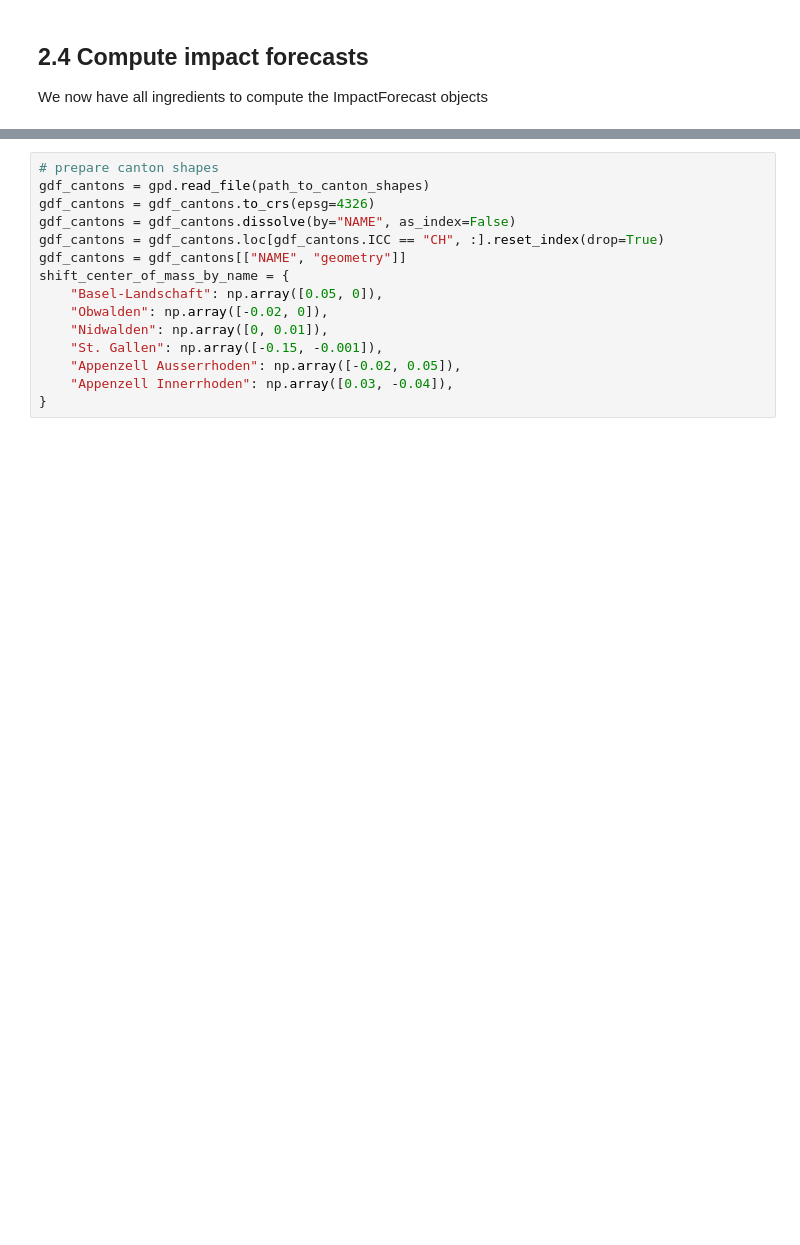
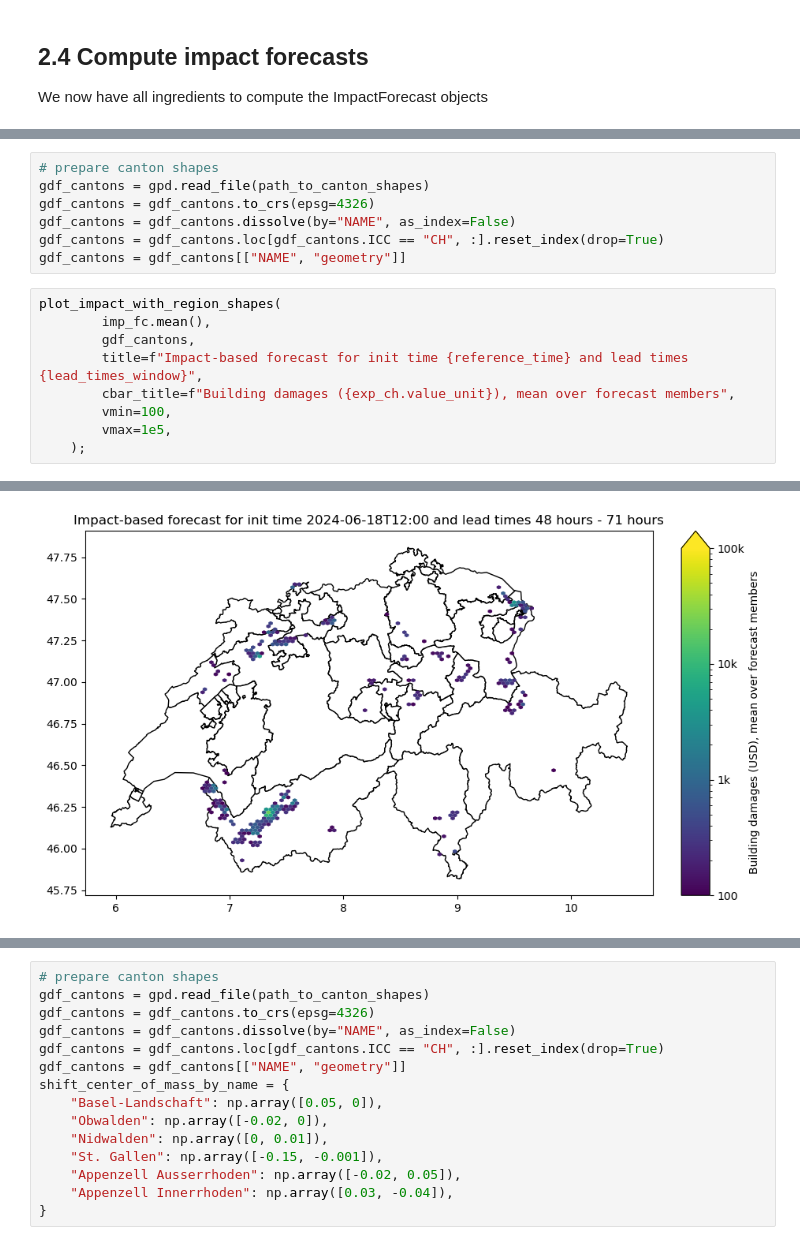
Before and after one commit to CLIMADA-project/climada-snippets, a Jupyter notebook: 003_impact_forecast_plots.ipynb, the cells around one changed output, grey strips where cells are left out. Saved outputs shown, nothing was run; the diff lists cells and outputs as text; blank space fills up the shorter version.

```diff
--- a/003_impact_forecast_plots.ipynb
+++ b/003_impact_forecast_plots.ipynb
@@ -283,0 +409,17 @@ imp_fc = ImpactCalc(exp_ch, impf_set, haz_fc).impact(assign_centroids=False)
+# %%
+# prepare canton shapes
+gdf_cantons = gpd.read_file(path_to_canton_shapes)
+gdf_cantons = gdf_cantons.to_crs(epsg=4326)
+gdf_cantons = gdf_cantons.dissolve(by="NAME", as_index=False)
+gdf_cantons = gdf_cantons.loc[gdf_cantons.ICC == "CH", :].reset_index(drop=True)
+gdf_cantons = gdf_cantons[["NAME", "geometry"]]
+# %%
+plot_impact_with_region_shapes(
+        imp_fc.mean(),
+        gdf_cantons,
+        title=f"Impact-based forecast for init time {reference_time} and lead times {lead_times_window}",
+        cbar_title=f"Building damages ({exp_ch.value_unit}), mean over forecast members",
+        vmin=100,
+        vmax=1e5,
+    );
+# %% [output]
@@ -284 +428,2 @@ imp_fc = ImpactCalc(exp_ch, impf_set, haz_fc).impact(assign_centroids=False)
+[figure, added]
 # %% [markdown]
```
Also changed, not shown: parts of 21 cells of this notebook.
